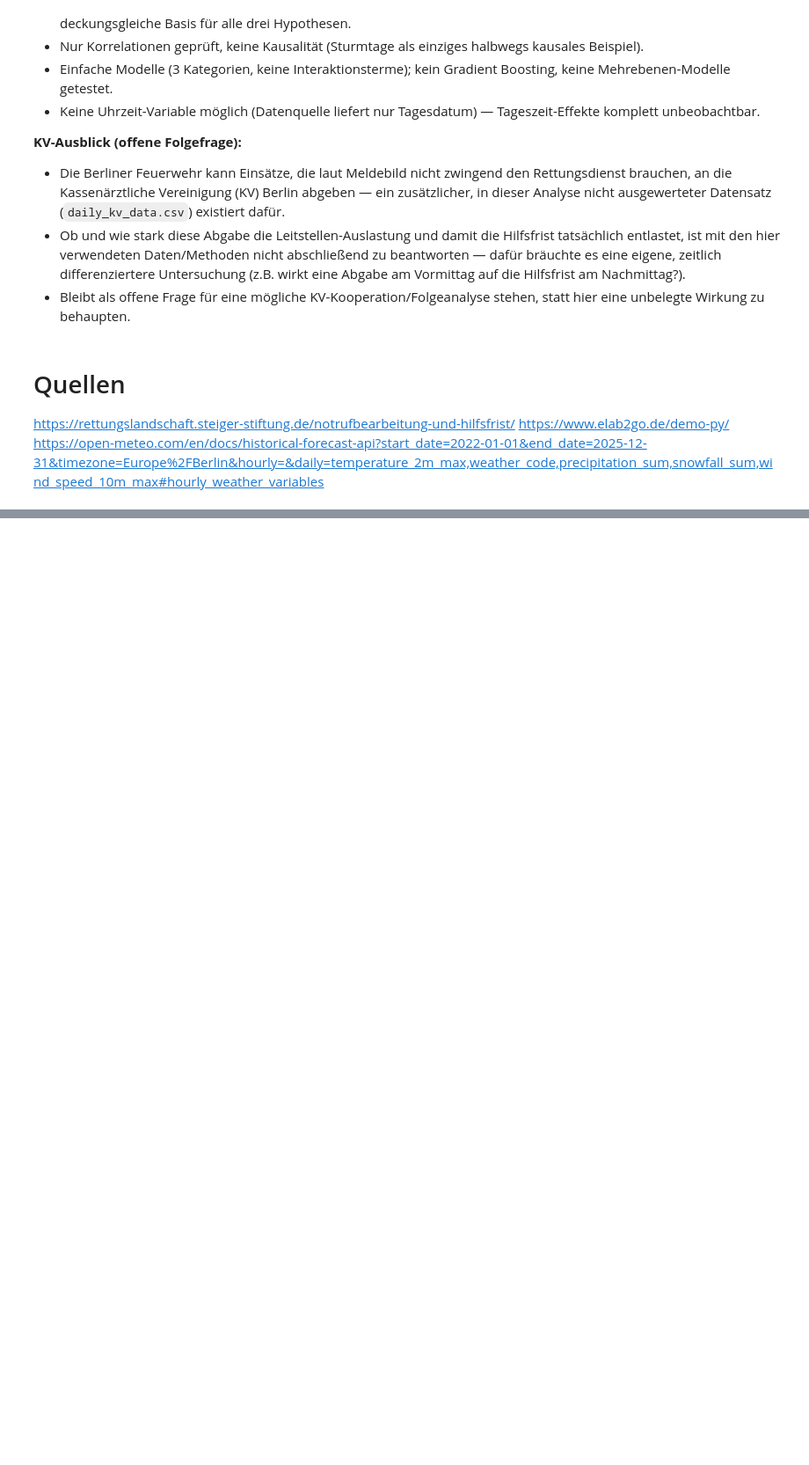
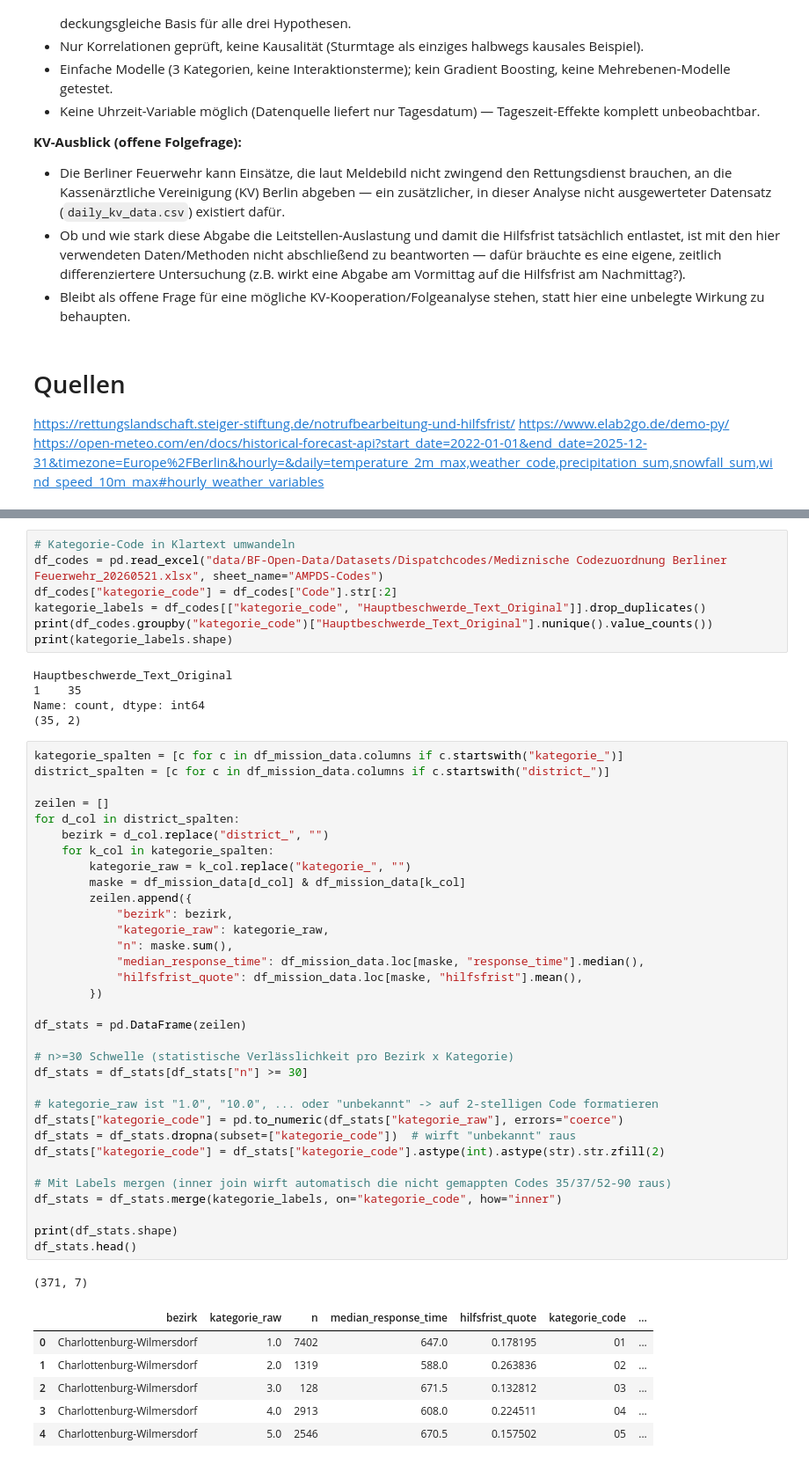
Before and after one commit to coohjaay/BigdataNeu, a Jupyter notebook: sample.ipynb, the cells around one changed output, grey strips where cells are left out. Shown at 88% size. Saved outputs shown, nothing was run; the diff lists cells and outputs as text; blank space fills up the shorter version.

```diff
--- a/sample.ipynb
+++ b/sample.ipynb
@@ -764,0 +1100,53 @@ https://open-meteo.com/en/docs/historical-forecast-api?start_date=2022-01-01&end
+# %%
+# Kategorie-Code in Klartext umwandeln
+df_codes = pd.read_excel("data/BF-Open-Data/Datasets/Dispatchcodes/Mediznische Codezuordnung Berliner Feuerwehr_20260521.xlsx", sheet_name="AMPDS-Codes")
+df_codes["kategorie_code"] = df_codes["Code"].str[:2]
+kategorie_labels = df_codes[["kategorie_code", "Hauptbeschwerde_Text_Original"]].drop_duplicates()
+print(df_codes.groupby("kategorie_code")["Hauptbeschwerde_Text_Original"].nunique().value_counts())
+print(kategorie_labels.shape)
+# %% [output]
+Hauptbeschwerde_Text_Original
+1    35
+Name: count, dtype: int64
+(35, 2)
+# %%
+kategorie_spalten = [c for c in df_mission_data.columns if c.startswith("kategorie_")]
+district_spalten = [c for c in df_mission_data.columns if c.startswith("district_")]
+
+zeilen = []
+for d_col in district_spalten:
+    bezirk = d_col.replace("district_", "")
+    for k_col in kategorie_spalten:
+        kategorie_raw = k_col.replace("kategorie_", "")
+        maske = df_mission_data[d_col] & df_mission_data[k_col]
+        zeilen.append({
+            "bezirk": bezirk,
+            "kategorie_raw": kategorie_raw,
+            "n": maske.sum(),
+            "median_response_time": df_mission_data.loc[maske, "response_time"].median(),
+            "hilfsfrist_quote": df_mission_data.loc[maske, "hilfsfrist"].mean(),
+        })
+
+df_stats = pd.DataFrame(zeilen)
+
+# n>=30 Schwelle (statistische Verlässlichkeit pro Bezirk x Kategorie)
+df_stats = df_stats[df_stats["n"] >= 30]
+
+# kategorie_raw ist "1.0", "10.0", ... oder "unbekannt" -> auf 2-stelligen Code formatieren
+df_stats["kategorie_code"] = pd.to_numeric(df_stats["kategorie_raw"], errors="coerce")
+df_stats = df_stats.dropna(subset=["kategorie_code"])  # wirft "unbekannt" raus
+df_stats["kategorie_code"] = df_stats["kategorie_code"].astype(int).astype(str).str.zfill(2)
+
+# Mit Labels mergen (inner join wirft automatisch die nicht gemappten Codes 35/37/52-90 raus)
+df_stats = df_stats.merge(kategorie_labels, on="kategorie_code", how="inner")
+
+print(df_stats.shape)
+df_stats.head()
+# %% [output]
+(371, 7)
+|  | bezirk | kategorie_raw | n | median_response_time | hilfsfrist_quote | kategorie_code | ... |
+| 0 | Charlottenburg-Wilmersdorf | 1.0 | 7402 | 647.0 | 0.178195 | 01 | ... |
+| 1 | Charlottenburg-Wilmersdorf | 2.0 | 1319 | 588.0 | 0.263836 | 02 | ... |
+| 2 | Charlottenburg-Wilmersdorf | 3.0 | 128 | 671.5 | 0.132812 | 03 | ... |
+| 3 | Charlottenburg-Wilmersdorf | 4.0 | 2913 | 608.0 | 0.224511 | 04 | ... |
+| 4 | Charlottenburg-Wilmersdorf | 5.0 | 2546 | 670.5 | 0.157502 | 05 | ... |
```
Also changed, not shown: parts of 32 cells of this notebook, 6 other files.
